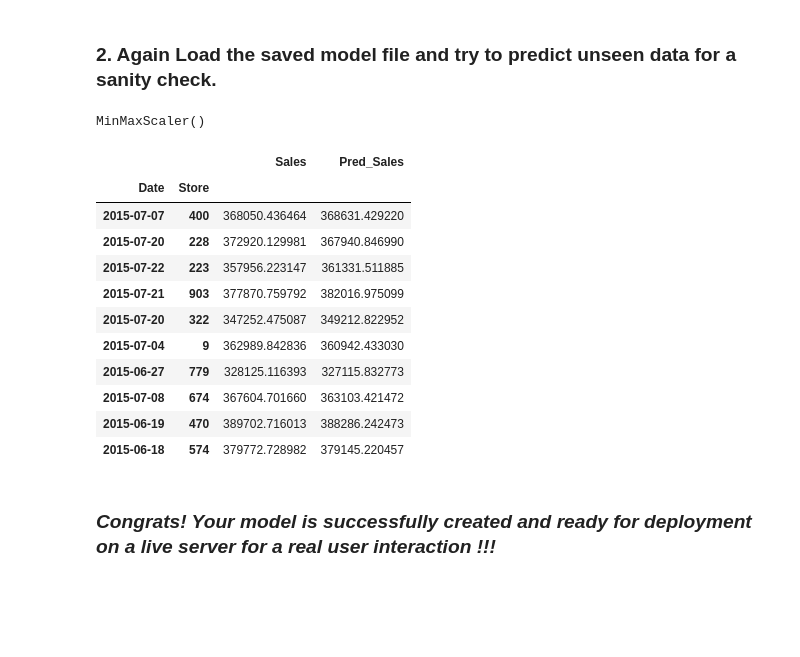
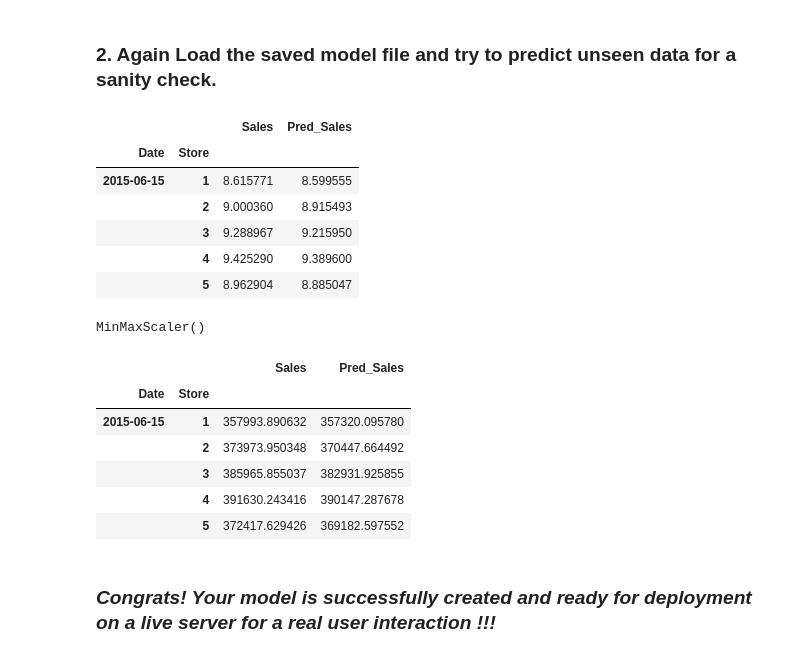
Before and after one commit to Rajat-Sri/Capstone---2---Rossmann-Sales-Prediction-Regression-Model, a Jupyter notebook: Rossmann_Sales_Prediction_Regression_Model.ipynb, the cells around one changed output. Cells and saved outputs as stored; diff of their text form; code cells hidden in the pictures; blank space fills up the shorter version.

```diff
--- a/Rossmann_Sales_Prediction_Regression_Model.ipynb
+++ b/Rossmann_Sales_Prediction_Regression_Model.ipynb
@@ -1868,6 +1877,17 @@ reloded_model = pickle.load(open(filename,'rb'))
 y_pred_test = reloded_model.predict(X_test)
 six_weeks_sales_df = y_test.copy()
 six_weeks_sales_df['Pred_Sales'] = y_pred_test.tolist()
+# %%
+#head
+six_weeks_sales_df.head()
+# %% [output]
+|  |  | Sales | Pred_Sales |
+| Date | Store |  |  |
+| 2015-06-15 | 1 | 8.615771 | 8.599555 |
+|  | 2 | 9.000360 | 8.915493 |
+|  | 3 | 9.288967 | 9.215950 |
+|  | 4 | 9.425290 | 9.389600 |
+|  | 5 | 8.962904 | 8.885047 |
 # %%
 #importing minmax scaler
 from sklearn.preprocessing import MinMaxScaler
@@ -1885,20 +1905,15 @@ six_weeks_sales_df[['Sales']] = scaler.inverse_transform(six_weeks_sales_df[['Sa
 six_weeks_sales_df[['Pred_Sales']] = scaler.inverse_transform(six_weeks_sales_df[['Pred_Sales']])
 # %%
 #sales vs predictions
-six_weeks_sales_df.sample(10)
+six_weeks_sales_df.head()
 # %% [output]
 |  |  | Sales | Pred_Sales |
 | Date | Store |  |  |
-| 2015-07-07 | 400 | 368050.436464 | 368631.429220 |
-| 2015-07-20 | 228 | 372920.129981 | 367940.846990 |
-| 2015-07-22 | 223 | 357956.223147 | 361331.511885 |
-| 2015-07-21 | 903 | 377870.759792 | 382016.975099 |
-| 2015-07-20 | 322 | 347252.475087 | 349212.822952 |
-| 2015-07-04 | 9 | 362989.842836 | 360942.433030 |
-| 2015-06-27 | 779 | 328125.116393 | 327115.832773 |
-| 2015-07-08 | 674 | 367604.701660 | 363103.421472 |
-| 2015-06-19 | 470 | 389702.716013 | 388286.242473 |
-| 2015-06-18 | 574 | 379772.728982 | 379145.220457 |
+| 2015-06-15 | 1 | 357993.890632 | 357320.095780 |
+|  | 2 | 373973.950348 | 370447.664492 |
+|  | 3 | 385965.855037 | 382931.925855 |
+|  | 4 | 391630.243416 | 390147.287678 |
+|  | 5 | 372417.629426 | 369182.597552 |
 # %% [markdown]
 ### ***Congrats! Your model is successfully created and ready for deployment on a live server for a real user interaction !!!***
 # %% [markdown]
```
Also changed, not shown: parts of 12 cells of this notebook.
